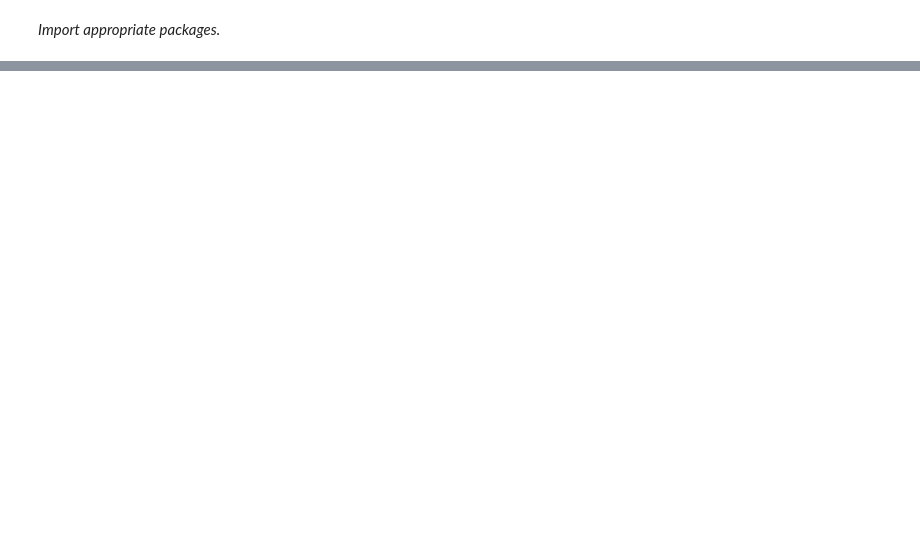
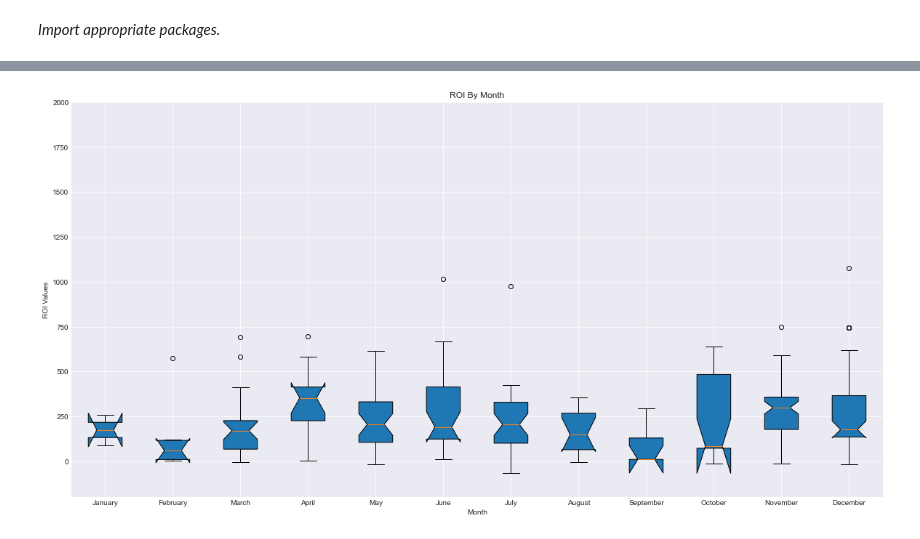
Before and after one commit to halemade/film_recommendations, a Jupyter notebook: release_and_ROI.ipynb, the cells around one changed output, grey strips where cells are left out. Drawn from its saved outputs; the diff is of its cells as text; code cells hidden in the pictures; blank space fills up the shorter version.

Commit message:
more work on visualizations still need to check runtime code

```diff
--- a/release_and_ROI.ipynb
+++ b/release_and_ROI.ipynb
@@ -212,0 +41,9 @@ response.json()
+# %%
+#formatting date/time objects and adding day, month and year columns
+df['release_date']=pd.to_datetime(df['release_date'],infer_datetime_format=True)
+df['release_day'] = df['release_date'].dt.day_name()
+df['release_month'] = df['release_date'].dt.month_name()
+df['release_year'] = df['release_date'].dt.year
+
+#limiting the dataset to include only high budget films
+df= df[df['budget'] >= 100000000]
@@ -212,0 +54,10 @@ response.json()
+# %%
+#create list of months from data set
+months = list(set(df['release_month'].unique()))
+#sort months as they occur through the year
+months = sorted(months, key=lambda m: datetime.strptime(m, "%B"))
+# %%
+month_dfs = []
+for month in months:
+    month_dfs.append(pd.DataFrame(df[df['release_month']==month]))
+months
@@ -212,0 +77,26 @@ response.json()
+# %%
+#for each month, create a dataframe
+labels = months
+all_data = []
+for month in month_dfs:
+    all_data.append(month['roi'])
+
+fig, ax1 = plt.subplots(nrows=1, ncols=1, figsize=(20, 10))
+# rectangular box plot
+bplot1 = ax1.boxplot(all_data,
+                     vert=True,  # vertical box alignment
+                     patch_artist=True,
+                     notch=True,# fill with color
+                     labels=labels)  # will be used to label x-ticks
+# prettify and label
+ax1.set_title('ROI By Month')
+ax1.yaxis.grid(True)
+ax1.set_xlabel('Month')
+ax1.set_ylabel('ROI Values')
+ax1.set_ylim(-200,2000)
+
+plt.style.use('seaborn-darkgrid')
+
+plt.show()
+# %% [output]
+[figure, added]
```
Also changed, not shown: parts of 57 cells of this notebook.
